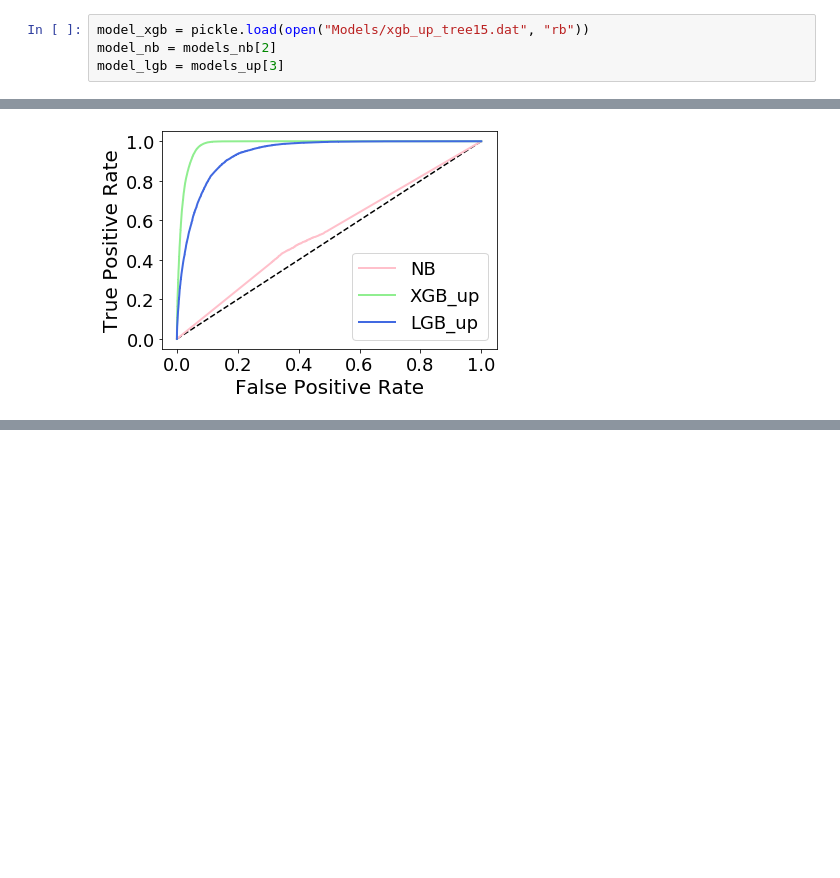
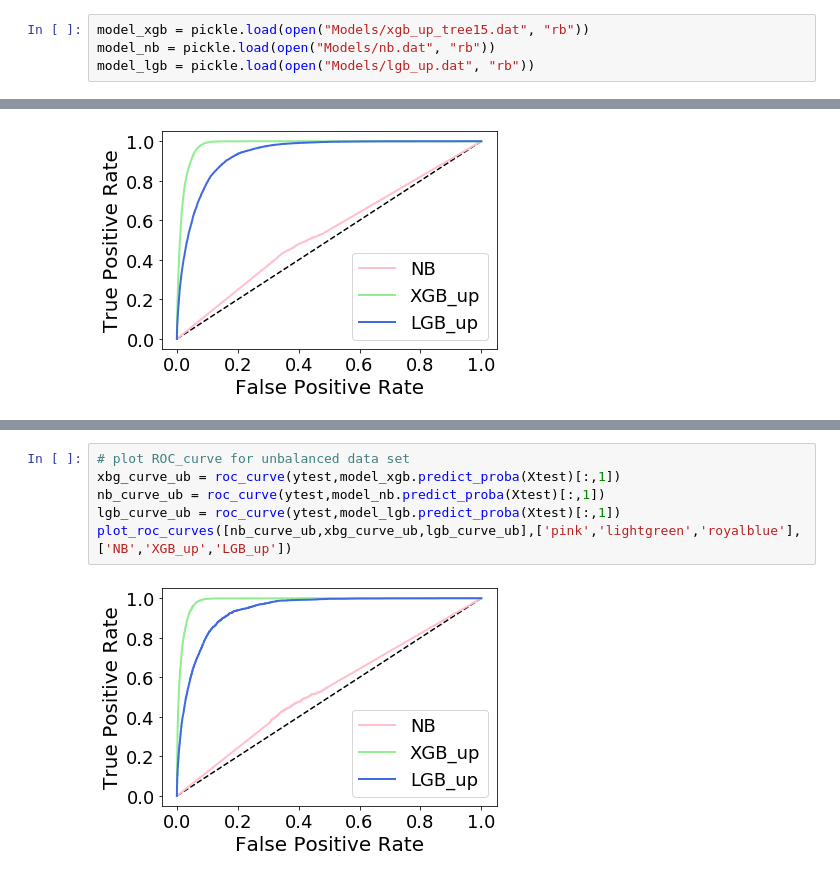
Before and after one commit to Shunling/Insight_HealthDataScience, a Jupyter notebook: Projects/P3/LightGBM_XGB_deeper_tree.ipynb, the cells around one changed output, grey strips where cells are left out. Saved outputs shown, nothing was run; the diff lists cells and outputs as text; blank space fills up the shorter version.

Commit message:
test with unbalanced data

```diff
--- a/Projects/P3/LightGBM_XGB_deeper_tree.ipynb
+++ b/Projects/P3/LightGBM_XGB_deeper_tree.ipynb
@@ -603,7 +608,7 @@ ROC_AUC_score: 0.497
 ## plot ROC_curves
 # %%
 model_xgb = pickle.load(open("Models/xgb_up_tree15.dat", "rb"))
-model_nb = models_nb[2]
-model_lgb = models_up[3]
+model_nb = pickle.load(open("Models/nb.dat", "rb"))
+model_lgb = pickle.load(open("Models/lgb_up.dat", "rb"))
 # %%
 xbg_curve = roc_curve(yuptest,model_xgb.predict_proba(Xuptest)[:,1])
@@ -631,0 +665,8 @@ plot_roc_curves([nb_curve,xbg_curve,lgb_curve],['pink','lightgreen','royalblue']
+# %%
+# plot ROC_curve for unbalanced data set
+xbg_curve_ub = roc_curve(ytest,model_xgb.predict_proba(Xtest)[:,1])
+nb_curve_ub = roc_curve(ytest,model_nb.predict_proba(Xtest)[:,1])
+lgb_curve_ub = roc_curve(ytest,model_lgb.predict_proba(Xtest)[:,1])
+plot_roc_curves([nb_curve_ub,xbg_curve_ub,lgb_curve_ub],['pink','lightgreen','royalblue'],['NB','XGB_up','LGB_up'])
+# %% [output]
+[figure, added]
```
Also changed, not shown: parts of 5 cells of this notebook.
